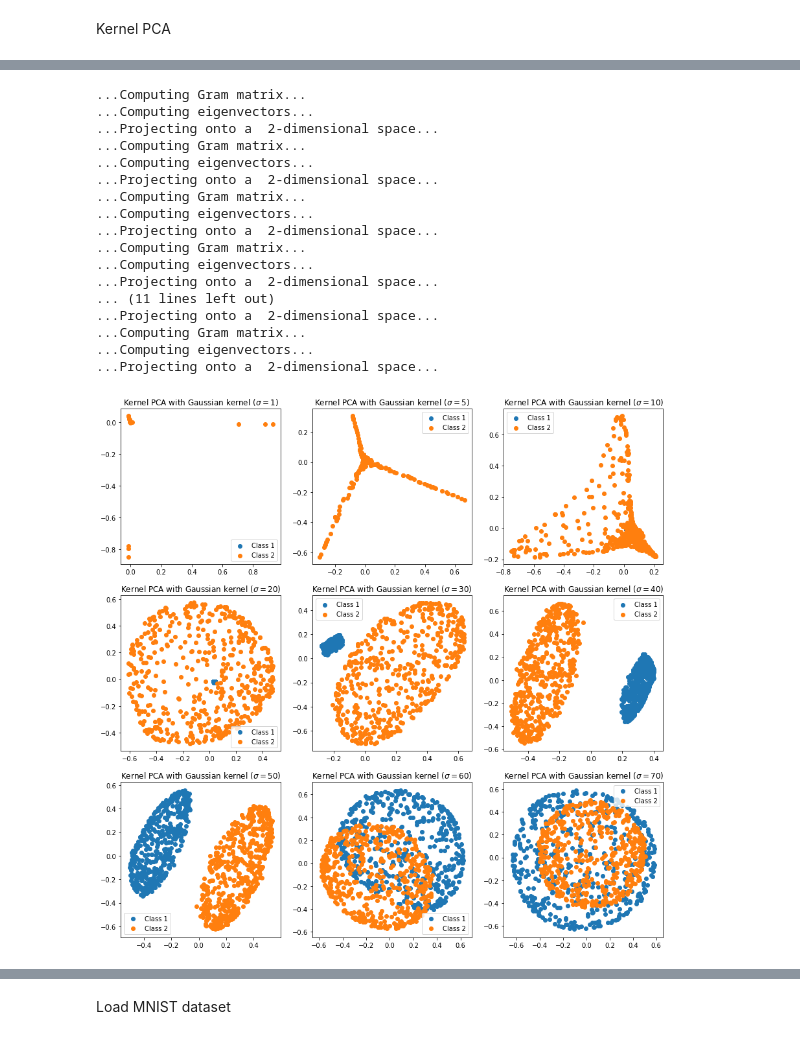
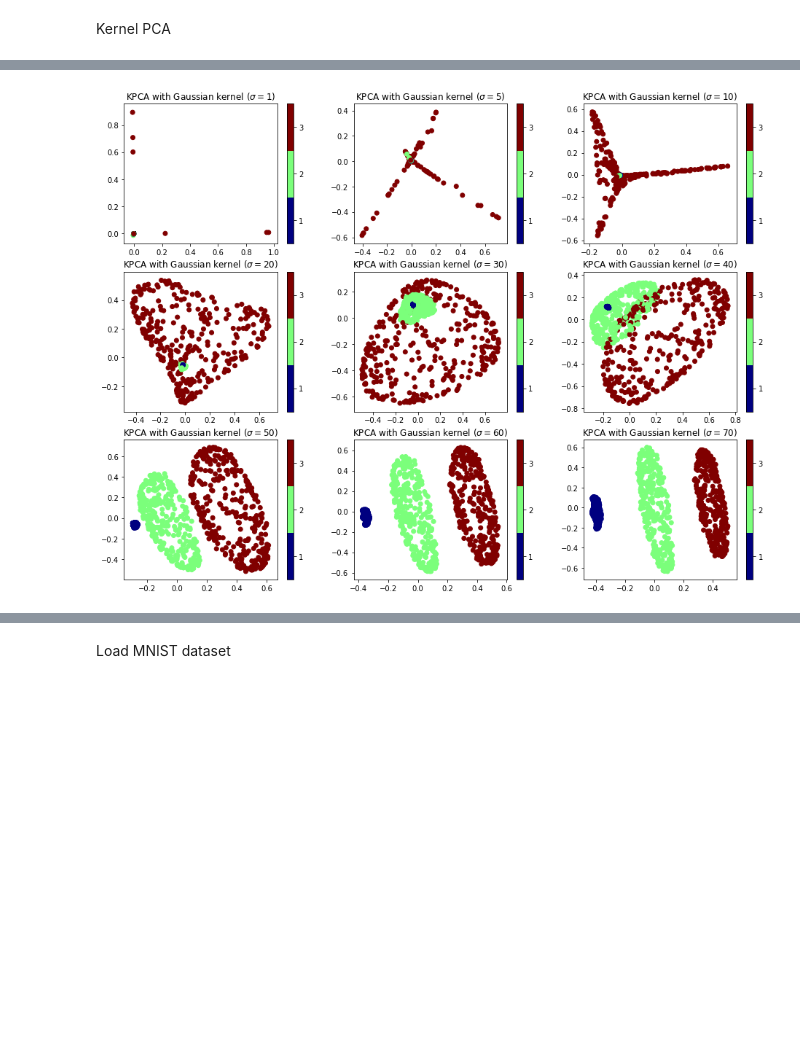
Before and after one commit to afiliot/Non-Linear-Dimensionality-Reduction, a Jupyter notebook: notebook.ipynb, the cells around one changed output, grey strips where cells are left out. Saved outputs shown, nothing was run; the diff lists cells and outputs as text; code cells hidden in the pictures; blank space fills up the shorter version.

```diff
--- a/notebook.ipynb
+++ b/notebook.ipynb
@@ -33,12 +40,14 @@ def rand_sphere(n, r, sigma):
     x = disturb(x, n, sigma); y = disturb(y, n, sigma); z = disturb(z, n, sigma)
     return x, y, z
 
-def synthetic_noise(N, r1, r2, sigma, show=True):
-    p1 = rand_sphere(int(N/2), r1, sigma)
-    p2 = rand_sphere(int(N/2), r2, sigma)
+def synthetic_noise(N, r1, r2, r3, sigma, show=True):
+    p1 = rand_sphere(int(N/3), r1, sigma)
+    p2 = rand_sphere(int(N/3), r2, sigma)
+    p3 = rand_sphere(int(N/3), r3, sigma)
     data1 = pd.DataFrame({'V1': p1[0], 'V2': p1[1], 'V3': p1[2], 'Y': np.ones(p1[0].shape).astype(int)})
     data2 = pd.DataFrame({'V1': p2[0], 'V2': p2[1], 'V3': p2[2], 'Y': (2*np.ones(p2[0].shape)).astype(int)})
-    data = pd.concat((data1, data2), axis=0)
+    data3 = pd.DataFrame({'V1': p3[0], 'V2': p3[1], 'V3': p3[2], 'Y': (3*np.ones(p3[0].shape)).astype(int)})
+    data = pd.concat((data1, data2, data3), axis=0)
     data = data.sample(frac=1).reset_index(drop=True)
     if show:
         x, y, z = p1
@@ -47,6 +56,8 @@ def synthetic_noise(N, r1, r2, sigma, show=True):
         ax.scatter(x, y, z, label='Class 1')
         x, y, z = p2
         ax.scatter(x, y, z, label='Class 2')
+        x, y, z = p3
+        ax.scatter(x, y, z, label='Class 3')
         set_options(ax)
         plt.legend(); plt.show()
     return data
@@ -67,8 +78,8 @@ def centering(K):
     B = np.eye(n) - np.ones((n, n))/n
     return multi_dot([B, K, B])
 
-def gaussian(X, sigma=27.8):
-    return skp.rbf_kernel(X, gamma=0.5/sigma**2)
+def gaussian(X, sigma):
+    return skp.rbf_kernel(X, gamma=sigma)
 
 def polynomial(X, d):
     return skp.polynomial_kernel(X, degree=d)
@@ -169,0 +296,13 @@ plot_results([train_new], figsize=(6, 6), titles=['Kernel PCA with polynomial ke
+# %%
+def plot_results(X, title, color=None):
+    Y = X.iloc[:, -1]
+    if np.unique(Y).shape[0] > 10:
+        plt.scatter(X.iloc[:, 0], X.iloc[:, 1], c=color, cmap=plt.cm.Spectral)
+        plt.title(title)
+        plt.axis('tight')
+    else:
+        classes = Y.unique()
+        plt.scatter(X.iloc[:, 0], X.iloc[:, 1], c=X.iloc[:, 2], cmap=plt.cm.get_cmap('jet', len(classes)))
+        plt.colorbar(ticks=range(len(classes)+1))
+        plt.clim(np.min(classes)-0.5, np.max(classes)+0.5)
+        plt.title(title)
@@ -170,29 +353,12 @@ plot_results([train_new], figsize=(6, 6), titles=['Kernel PCA with polynomial ke
 # %%
-X, titles = [], []
-data = np.array(synthetic_noise(1000, 100, 40, 1, False))
+plt.figure(figsize=(16, 12))
 method = gaussian
-for sigma in [1, 5, 10, 20, 30, 40, 50, 60, 70]:
-    kpca = kernelPCA(method, {'sigma': sigma}, 2)
+for i, sigma in enumerate([1, 5, 10, 20, 30, 40, 50, 60, 70]):
+    kpca = kernelPCA(method, {'sigma': sigma}, 2, verbose=False)
     train_new = kpca.fit_transform(data)
-    X.append(train_new)
-    titles.append(r'Kernel PCA with Gaussian kernel ($\sigma={:3.0f}$)'.format(sigma))
-plot_results(X, figsize=(15, 15), titles=titles, grid=(3, 3))
+    plt.subplot(3, 3, i+1)
+    plot_results(train_new, title=r'KPCA with Gaussian kernel ($\sigma={:3.0f}$)'.format(sigma))
+plt.subplots_adjust()
+plt.show()
 # %% [output]
-...Computing Gram matrix...
-...Computing eigenvectors...
-...Projecting onto a  2-dimensional space...
-...Computing Gram matrix...
-...Computing eigenvectors...
-...Projecting onto a  2-dimensional space...
-...Computing Gram matrix...
-...Computing eigenvectors...
-...Projecting onto a  2-dimensional space...
-...Computing Gram matrix...
-...Computing eigenvectors...
-...Projecting onto a  2-dimensional space...
-... (11 lines left out)
-...Projecting onto a  2-dimensional space...
-...Computing Gram matrix...
-...Computing eigenvectors...
-...Projecting onto a  2-dimensional space...
-[figure, old version]
+[figure, new version]
```
Also changed, not shown: parts of 20 cells of this notebook.
